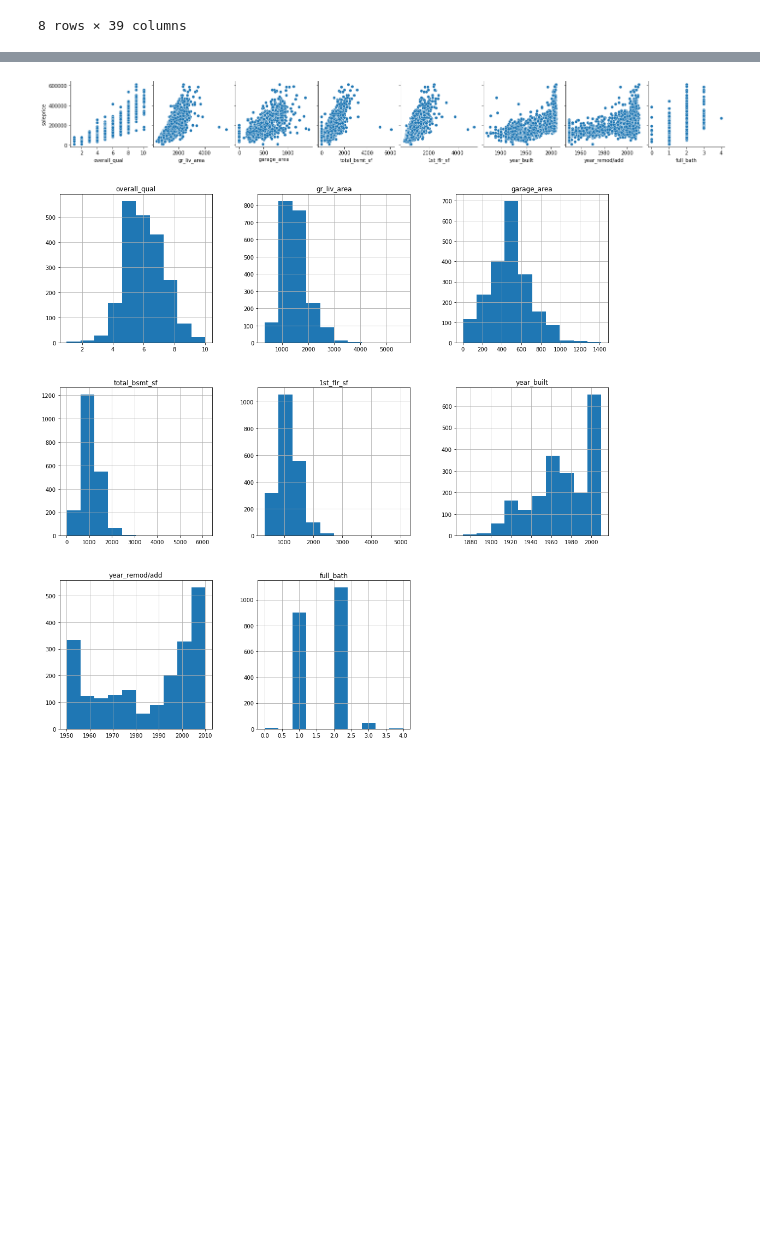
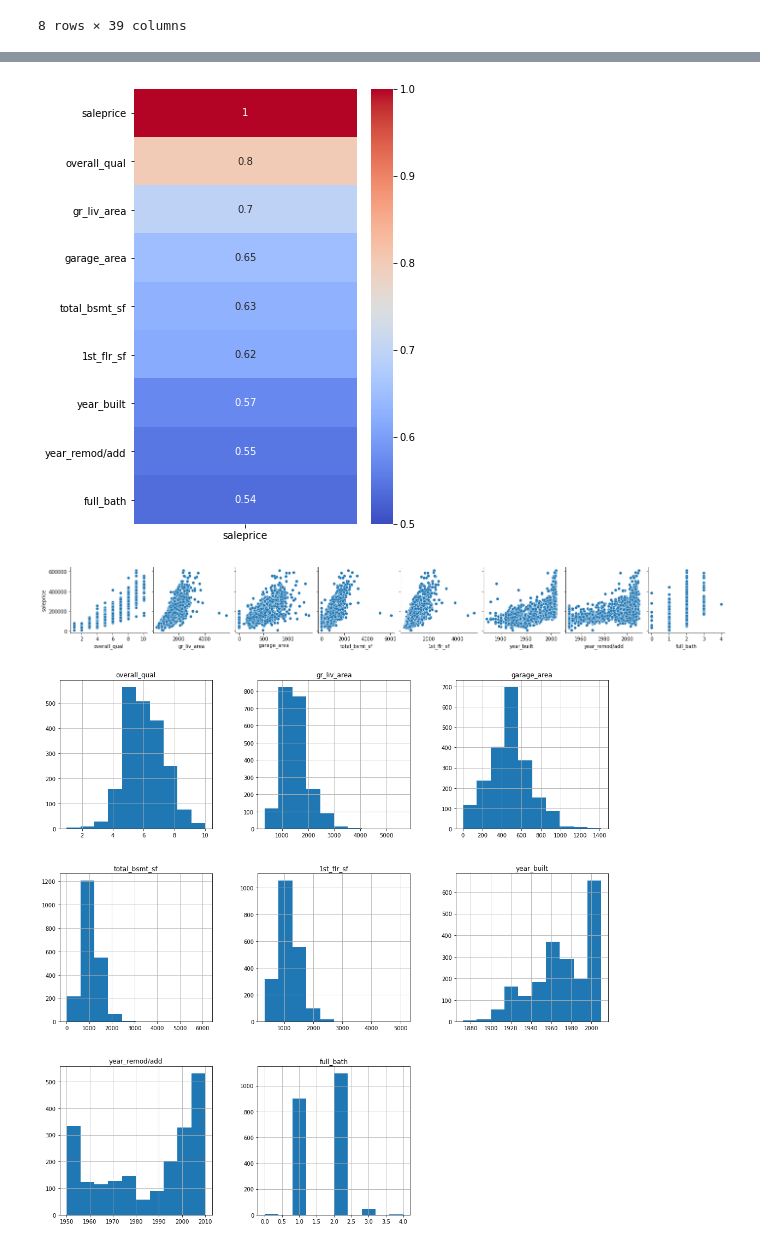
Before and after one commit to anthonyzurke/project-2, a Jupyter notebook: code/ames-housing-cleaning.ipynb, the cells around one changed output, grey strips where cells are left out. Saved outputs shown, nothing was run; the diff lists cells and outputs as text; code cells hidden in the pictures; blank space fills up the shorter version.

```diff
--- a/code/ames-housing-cleaning.ipynb
+++ b/code/ames-housing-cleaning.ipynb
@@ -164,6 +164,14 @@ sns.heatmap(numeric_df.corr()[['saleprice']].sort_values('saleprice', ascending
 # %%
 num_corr = ['overall_qual', 'gr_liv_area', 'garage_area', 'total_bsmt_sf',
             '1st_flr_sf', 'year_built', 'year_remod/add', 'full_bath']
+# %%
+plt.figure(figsize = (5, 8))
+sns.heatmap(df_train[['saleprice']+num_corr].corr()[['saleprice']].sort_values('saleprice', ascending = False),
+            annot = True,
+            cmap = 'coolwarm',
+            vmin = 0.5, vmax = 1);
+# %% [output]
+[figure, added]
 # %%
 # fig, ax = plt.subplots(4, 2, figsize = (12, 12))
 sns.pairplot(numeric_df, y_vars = ['saleprice'], x_vars = num_corr);
```
Also changed, not shown: parts of 12 cells of this notebook, 2 other files.
